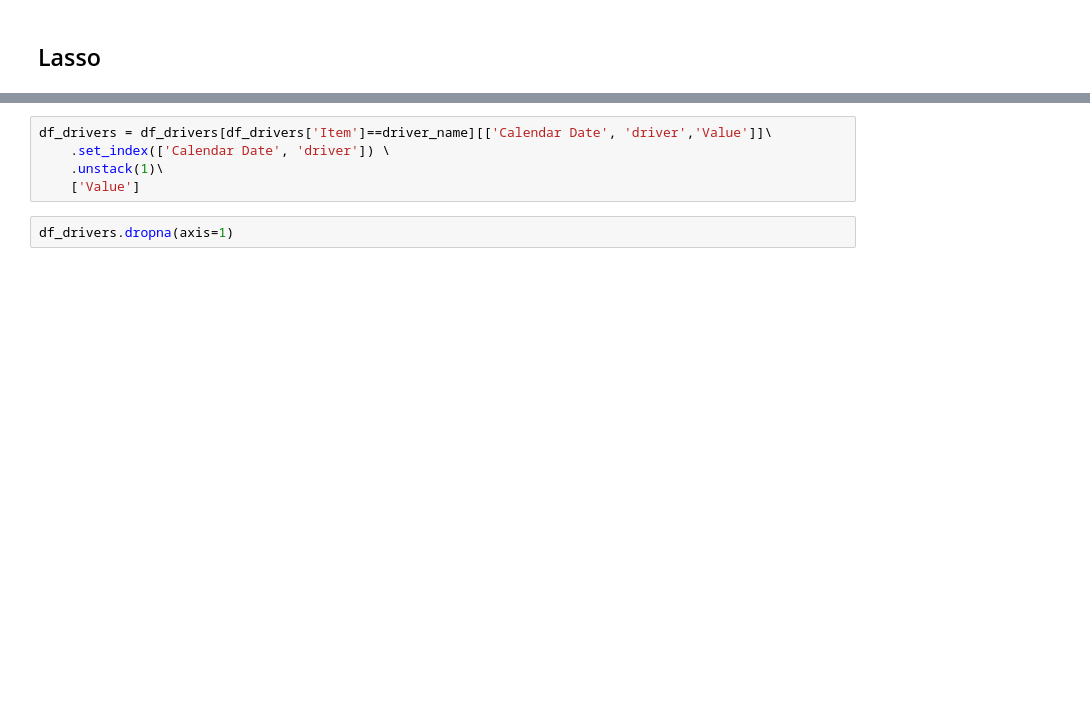
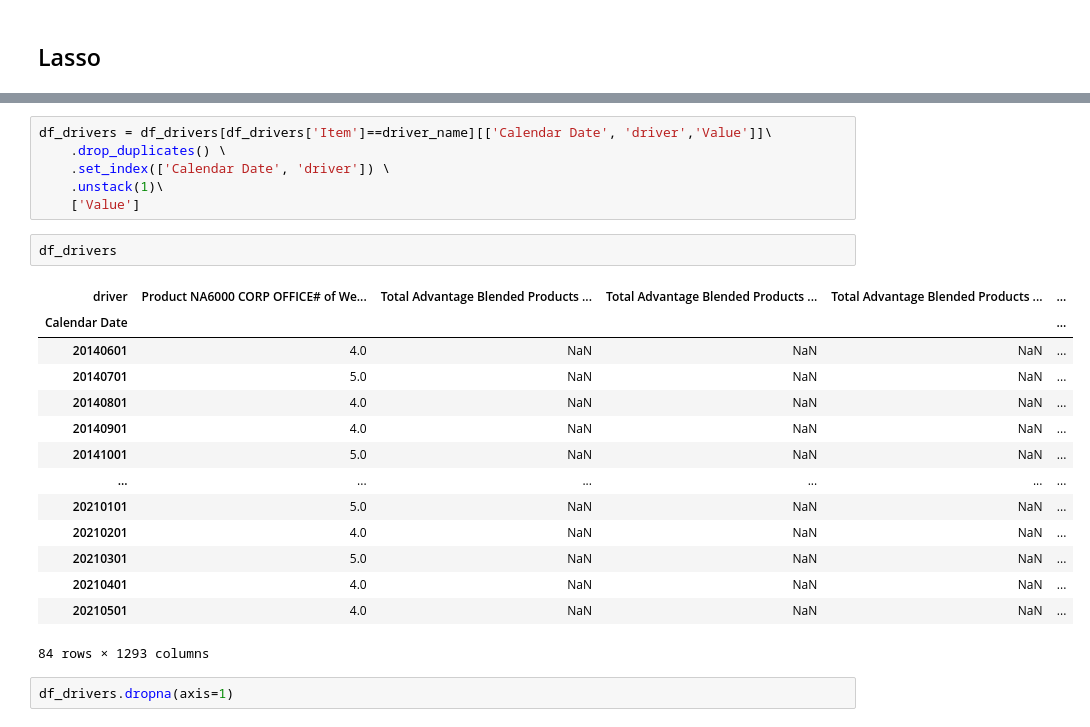
Before and after one commit to jluisjm/Paychex_revenue_forecast, a Jupyter notebook: notebooks/ExternalDataModels.ipynb, the cells around one changed output, grey strips where cells are left out. Saved outputs shown, nothing was run; the diff lists cells and outputs as text; blank space fills up the shorter version.

```diff
--- a/notebooks/ExternalDataModels.ipynb
+++ b/notebooks/ExternalDataModels.ipynb
@@ -188,8 +225,26 @@ df_item = df[item_name]
 # %%
 df_drivers = df_drivers[df_drivers['Item']==driver_name][['Calendar Date', 'driver','Value']]\
+    .drop_duplicates() \
     .set_index(['Calendar Date', 'driver']) \
     .unstack(1)\
     ['Value']
+# %%
+df_drivers
+# %% [output]
+| driver | Product NA6000 CORP OFFICE# of We... | Total Advantage Blended Products ... | Total Advantage Blended Products ... | Total Advantage Blended Products ... | ... |
+| Calendar Date |  |  |  |  | ... |
+| 20140601 | 4.0 | NaN | NaN | NaN | ... |
+| 20140701 | 5.0 | NaN | NaN | NaN | ... |
+| 20140801 | 4.0 | NaN | NaN | NaN | ... |
+| 20140901 | 4.0 | NaN | NaN | NaN | ... |
+| 20141001 | 5.0 | NaN | NaN | NaN | ... |
+| ... | ... | ... | ... | ... | ... |
+| 20210101 | 5.0 | NaN | NaN | NaN | ... |
+| 20210201 | 4.0 | NaN | NaN | NaN | ... |
+| 20210301 | 5.0 | NaN | NaN | NaN | ... |
+| 20210401 | 4.0 | NaN | NaN | NaN | ... |
+| 20210501 | 4.0 | NaN | NaN | NaN | ... |
+84 rows × 1293 columns
 # %%
 df_drivers.dropna(axis=1)
 # %% [output]
```
Also changed, not shown: parts of 5 cells of this notebook, 7 other files.
